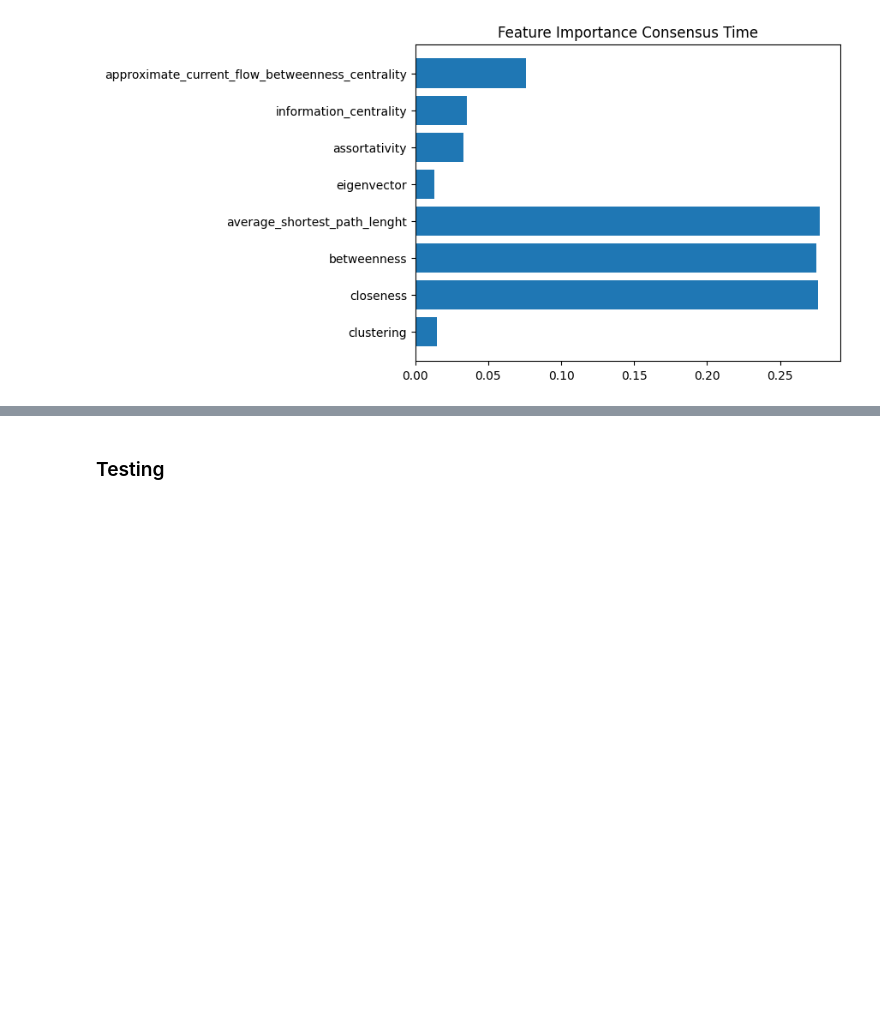
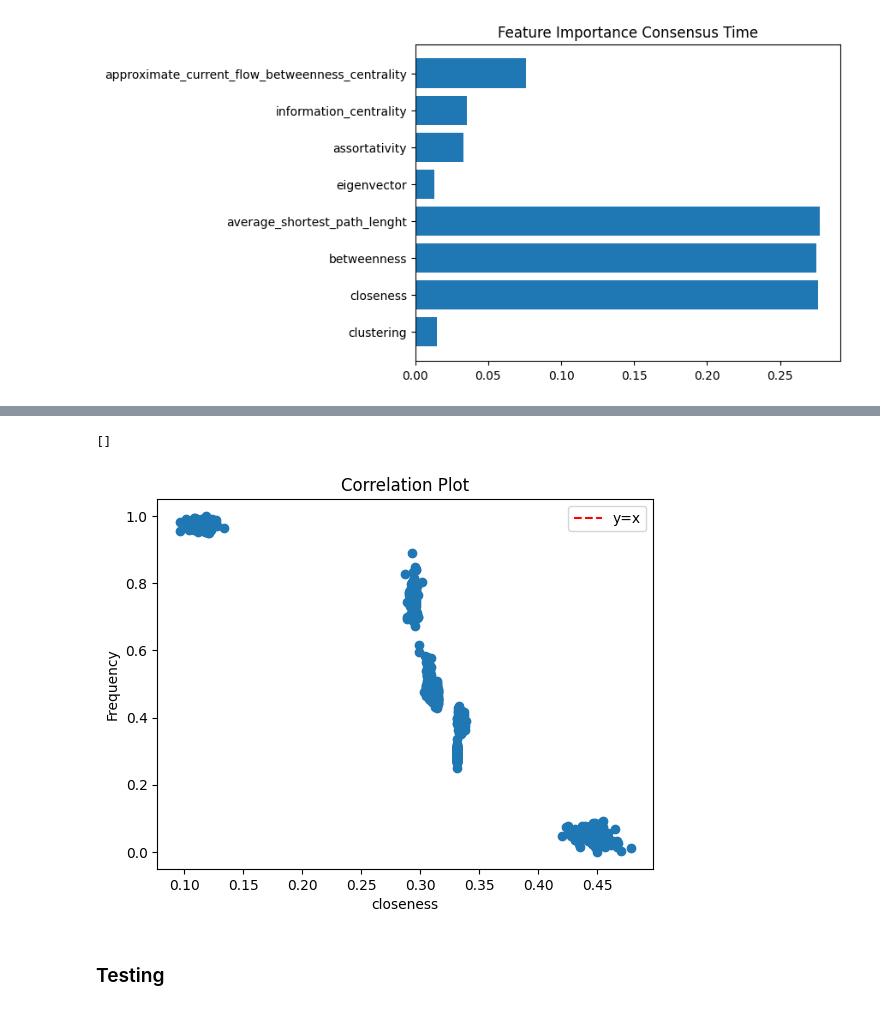
Before and after one commit to vitorfrois/SznajdNetworks, a Jupyter notebook: src/inference.ipynb, the cells around one changed output, grey strips where cells are left out. Saved outputs shown, nothing was run; the diff lists cells and outputs as text; code cells hidden in the pictures; blank space fills up the shorter version.

```diff
--- a/src/inference.ipynb
+++ b/src/inference.ipynb
@@ -551,3 +559,20 @@ Text(0.5, 1.0, 'Feature Importance Consensus Time')
+# %%
+fig, ax = plt.subplots()
+measure_to_plot = 'closeness'
+scaled_y = scaler.fit_transform(np.array(y).reshape(-1, 1))
+ax.scatter(X[measure_to_plot], scaled_y)
+ax.set_xlabel(measure_to_plot)
+ax.set_ylabel('Frequency')
+max_value = max(max(X[measure_to_plot]), max(scaled_y)) * 1.01
+# line = ax.plot([0,1], [0, 1], '--', color='red', label='y=x')
+# ax.set_xlim(0,max_value)
+# ax.set_ylim(0, max_value)
+ax.set_title('Correlation Plot')
+ax.legend(handles=line)
+plt.plot()
+# %% [output]
+[]
+[figure, added]
 # %% [markdown]
 ### Testing
 # %%
```
Also changed, not shown: parts of 4 cells of this notebook.
